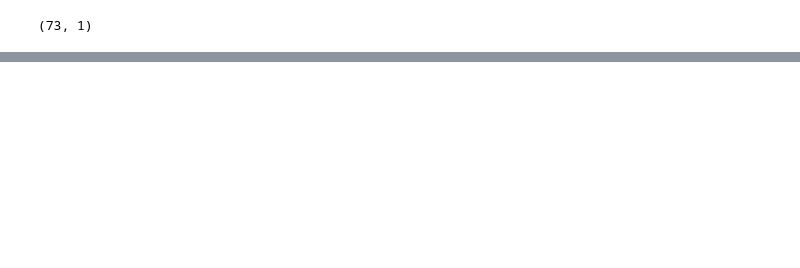
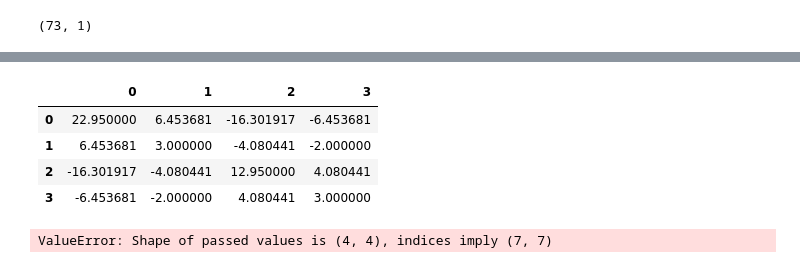
Before and after one commit to imamun93/multicollinearity_regression, a Jupyter notebook: MulticollinearityRegression.ipynb, the cells around one changed output, grey strips where cells are left out. Cells and saved outputs as stored; diff of their text form; code cells hidden in the pictures; blank space fills up the shorter version.

Commit message:
anova added, vif in error

```diff
--- a/MulticollinearityRegression.ipynb
+++ b/MulticollinearityRegression.ipynb
@@ -283,0 +352,12 @@ Residual  68.0  2.759741e-25  4.058442e-27           NaN     NaN
+# %%
+newdata=pd.DataFrame(vif3, )
+# %% [output]
+|  | 0 | 1 | 2 | 3 |
+| 0 | 22.950000 | 6.453681 | -16.301917 | -6.453681 |
+| 1 | 6.453681 | 3.000000 | -4.080441 | -2.000000 |
+| 2 | -16.301917 | -4.080441 | 12.950000 | 4.080441 |
+| 3 | -6.453681 | -2.000000 | 4.080441 | 3.000000 |
+# %%
+pd.DataFrame(np.linalg.inv(df.corr().values), index = df_cor.index, columns=df_cor.columns)
+# %% [output]
+ValueError: Shape of passed values is (4, 4), indices imply (7, 7)
```
Also changed, not shown: parts of 18 cells of this notebook.
